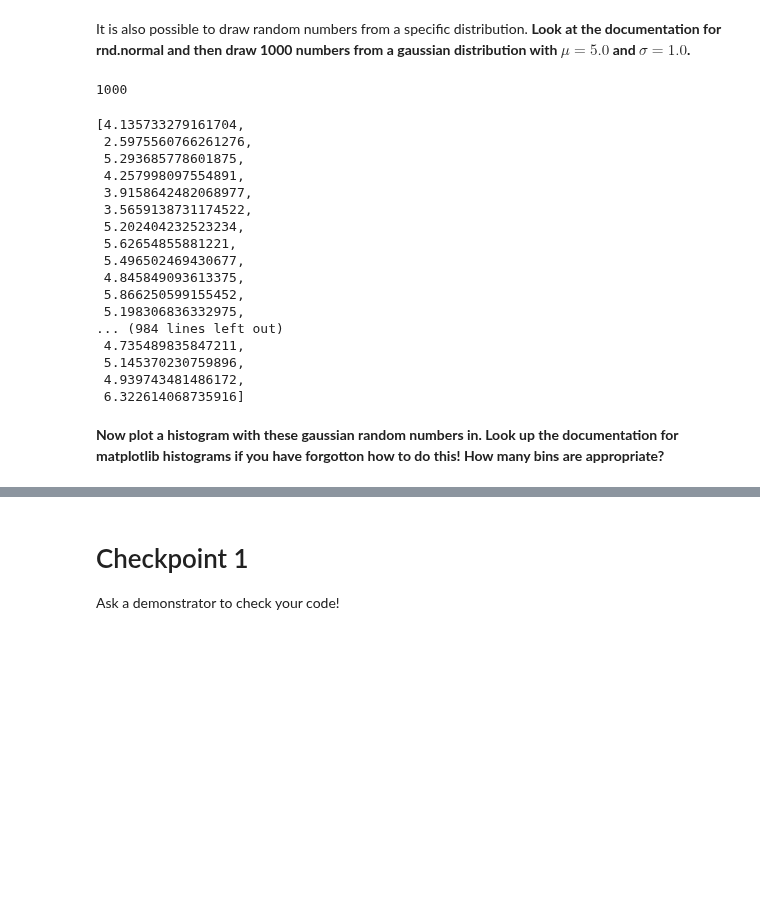
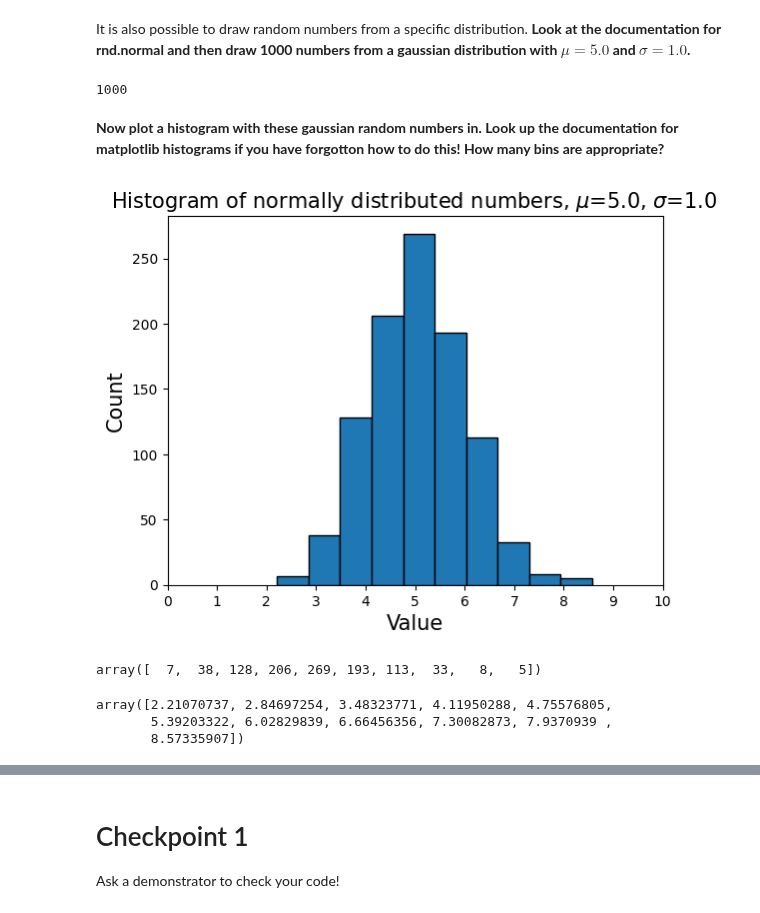
Before and after one commit to MrD0balina/Fourth-Year-Project---Neutrino-Oscillations, a Jupyter notebook: python_2.ipynb, the cells around one changed output, grey strips where cells are left out. Cells and saved outputs as stored; diff of their text form; code cells hidden in the pictures; blank space fills up the shorter version.

```diff
--- a/python_2.ipynb
+++ b/python_2.ipynb
@@ -84,25 +123,28 @@ for i in range( 0 , 1000 ):
   i = i + 1
 
 print(len(gaussian_random_normal_list))
-display(gaussian_random_normal_list)
 # %% [output]
 1000
-[4.135733279161704,
- 2.5975560766261276,
- 5.293685778601875,
- 4.257998097554891,
- 3.9158642482068977,
- 3.5659138731174522,
- 5.202404232523234,
- 5.62654855881221,
- 5.496502469430677,
- 4.845849093613375,
- 5.866250599155452,
- 5.198306836332975,
-... (984 lines left out)
- 4.735489835847211,
- 5.145370230759896,
- 4.939743481486172,
- 6.322614068735916]
 # %% [markdown]
 **Now plot a histogram with these gaussian random numbers in.  Look up the documentation for matplotlib histograms if you have forgotton how to do this!  How many bins are appropriate?**
+# %%
+plt.hist(gaussian_random_normal_list , 10 , edgecolor = "black" )
+plt.xlim(0 , 10)
+plt.xticks([0, 1, 2, 3, 4, 5, 6, 7, 8, 9, 10])
+plt.title(r"Histogram of normally distributed numbers, $\mu$=5.0, $\sigma$=1.0 "  , fontsize = 15 )
+plt.xlabel("Value" , fontsize = 15 )
+plt.ylabel("Count" , fontsize = 15 )
+plt.show()
+# %% [output]
+[figure, added]
+# %%
+counts , bin_edges = np.histogram(gaussian_random_normal_list)
+
+
+display(counts)
+display(bin_edges)
+# %% [output]
+array([  7,  38, 128, 206, 269, 193, 113,  33,   8,   5])
+array([2.21070737, 2.84697254, 3.48323771, 4.11950288, 4.75576805,
+       5.39203322, 6.02829839, 6.66456356, 7.30082873, 7.9370939 ,
+       8.57335907])
```
Also changed, not shown: parts of 29 cells of this notebook.
